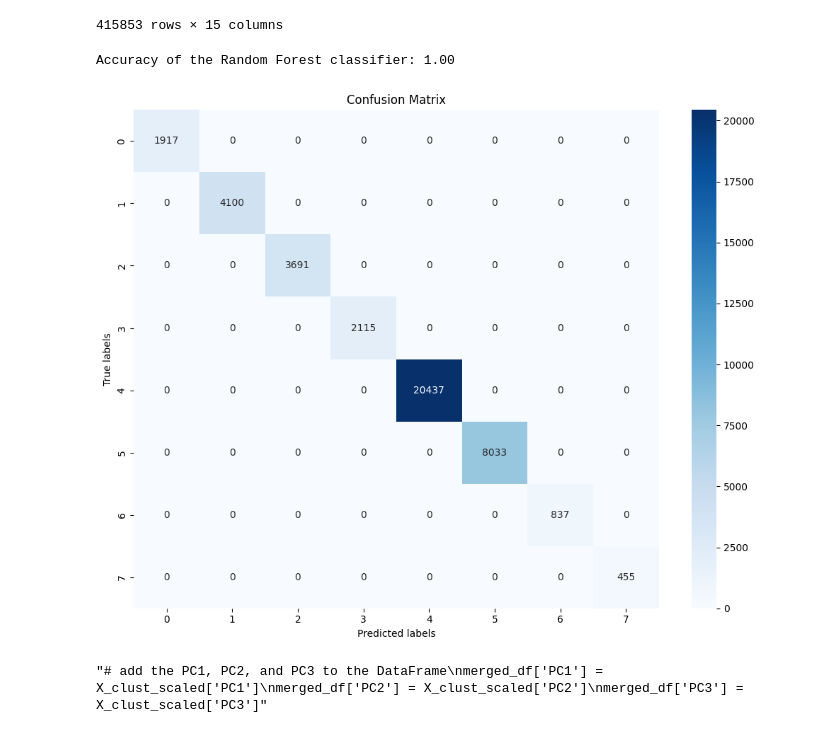
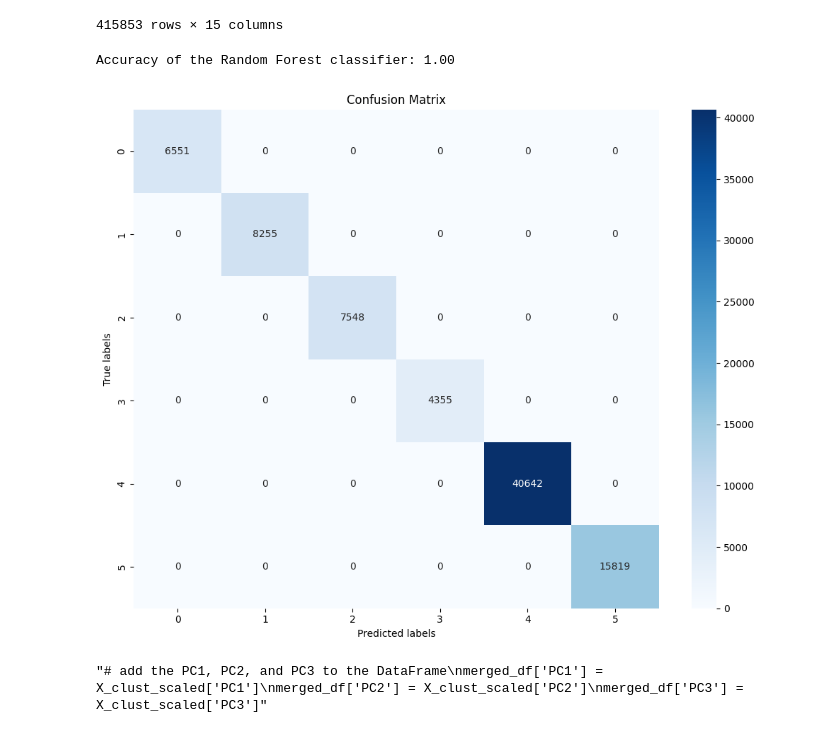
Before and after one commit to MTharaud/nanoArchive, a Jupyter notebook: 3 - data_clust.ipynb, the cells around one changed output. Drawn from its saved outputs; the diff is of its cells as text; code cells hidden in the pictures.

```diff
--- a/3 - data_clust.ipynb
+++ b/3 - data_clust.ipynb
@@ -140,37 +142,47 @@ X_clust_scaled
 415853 rows × 15 columns
 # %%
 # Sample
-subset = X_clust_scaled.sample(n=len(X_clust_scaled) // 10, random_state=42)
+subset = X_clust_scaled.sample(n=len(X_clust_scaled) // 5, random_state=42)
 X_sub = subset.values
 
 
-n_cluster = 8  # Number of clusters to find
+n_cluster = 6  # Number of clusters to find
 
 # Agglomerative clustering
 labels = AgglomerativeClustering(n_clusters=n_cluster).fit_predict(X_sub)
 
 # Spectral clustering
 #labels = SpectralClustering(n_clusters=n_cluster, affinity='nearest_neighbors').fit_predict(X_sub)
+
+# HDBSCAN clustering
+#labels = hdbscan.HDBSCAN(min_cluster_size=len(X_clust_scaled) // 50).fit_predict(X_sub)
+
+# Gaussian Mixture Model clustering
+#labels = GaussianMixture(n_components=n_cluster, random_state=42).fit_predict(X_sub)
+
+# k-means clustering
+#kmeans = KMeans(n_clusters=n_cluster, random_state=42)
+#labels = kmeans.fit_predict(X_sub)
 
 # Train a classifier
 clf = RandomForestClassifier()
 clf.fit(X_sub, labels)
 
 # evaluate the accuracy of the Random Forest classifier
 accuracy = accuracy_score(labels, clf.predict(X_sub))
 print(f"Accuracy of the Random Forest classifier: {accuracy:.2f}")
 
 # plot the confusion matrix
 cm = confusion_matrix(labels, clf.predict(X_sub))
 plt.figure(figsize=(10, 8))
 sns.heatmap(cm, annot=True, fmt='d', cmap='Blues', xticklabels=np.unique(labels), yticklabels=np.unique(labels))
 plt.xlabel('Predicted labels')
 plt.ylabel('True labels')
 plt.title('Confusion Matrix')
 plt.tight_layout()
 # %% [output]
 Accuracy of the Random Forest classifier: 1.00
-[figure, old version]
+[figure, new version]
 # %%
 # Predict on the rest of the data
 X_full = X_clust_scaled.values
```
Also changed, not shown: parts of 1 cell of this notebook, 13 other files.
